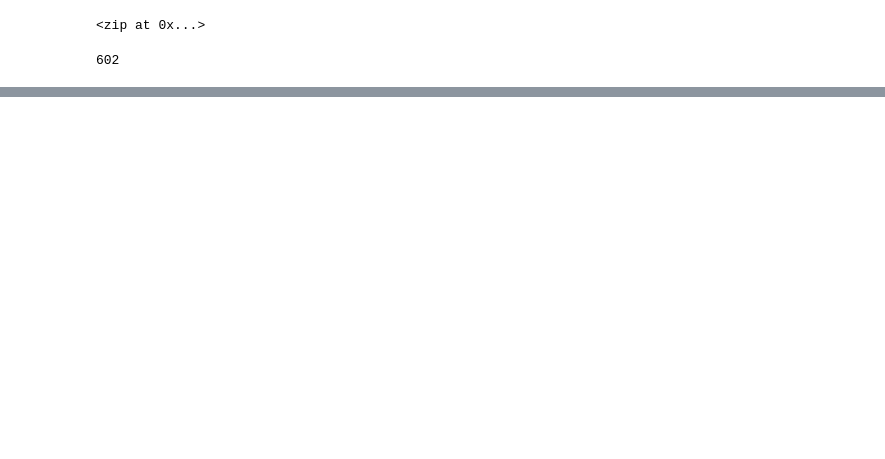
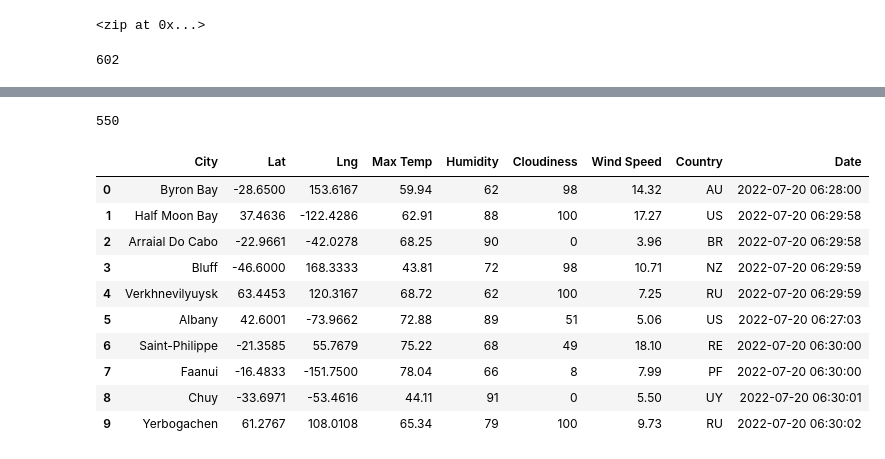
Before and after one commit to HopeAkrout/World_Weather_Analysis, a Jupyter notebook: WeatherPy.ipynb, the cells around one changed output, grey strips where cells are left out. Saved outputs shown, nothing was run; the diff lists cells and outputs as text; code cells hidden in the pictures; blank space fills up the shorter version.

Commit message:
Updating WeatherPy.ipynb and added CSV file.

```diff
--- a/WeatherPy.ipynb
+++ b/WeatherPy.ipynb
@@ -34,0 +41,5 @@ len(cities)
+# %%
+# Starting URL for Weather Map API Call.
+url = "http://api.openweathermap.org/data/2.5/weather?units=Imperial&APPID=" + weather_api_key
+
+#print(url)
@@ -34,0 +147,20 @@ len(cities)
+# %%
+len(city_data)
+# %% [output]
+550
+# %%
+# Convert the array of dictionaries to a Pandas DataFrame.
+city_data_df = pd.DataFrame(city_data)
+city_data_df.head(10)
+# %% [output]
+|  | City | Lat | Lng | Max Temp | Humidity | Cloudiness | Wind Speed | Country | Date |
+| 0 | Byron Bay | -28.6500 | 153.6167 | 59.94 | 62 | 98 | 14.32 | AU | 2022-07-20 06:28:00 |
+| 1 | Half Moon Bay | 37.4636 | -122.4286 | 62.91 | 88 | 100 | 17.27 | US | 2022-07-20 06:29:58 |
+| 2 | Arraial Do Cabo | -22.9661 | -42.0278 | 68.25 | 90 | 0 | 3.96 | BR | 2022-07-20 06:29:58 |
+| 3 | Bluff | -46.6000 | 168.3333 | 43.81 | 72 | 98 | 10.71 | NZ | 2022-07-20 06:29:59 |
+| 4 | Verkhnevilyuysk | 63.4453 | 120.3167 | 68.72 | 62 | 100 | 7.25 | RU | 2022-07-20 06:29:59 |
+| 5 | Albany | 42.6001 | -73.9662 | 72.88 | 89 | 51 | 5.06 | US | 2022-07-20 06:27:03 |
+| 6 | Saint-Philippe | -21.3585 | 55.7679 | 75.22 | 68 | 49 | 18.10 | RE | 2022-07-20 06:30:00 |
+| 7 | Faanui | -16.4833 | -151.7500 | 78.04 | 66 | 8 | 7.99 | PF | 2022-07-20 06:30:00 |
+| 8 | Chuy | -33.6971 | -53.4616 | 44.11 | 91 | 0 | 5.50 | UY | 2022-07-20 06:30:01 |
+| 9 | Yerbogachen | 61.2767 | 108.0108 | 65.34 | 79 | 100 | 9.73 | RU | 2022-07-20 06:30:02 |
```
Also changed, not shown: parts of 5 cells of this notebook, 3 other files.
